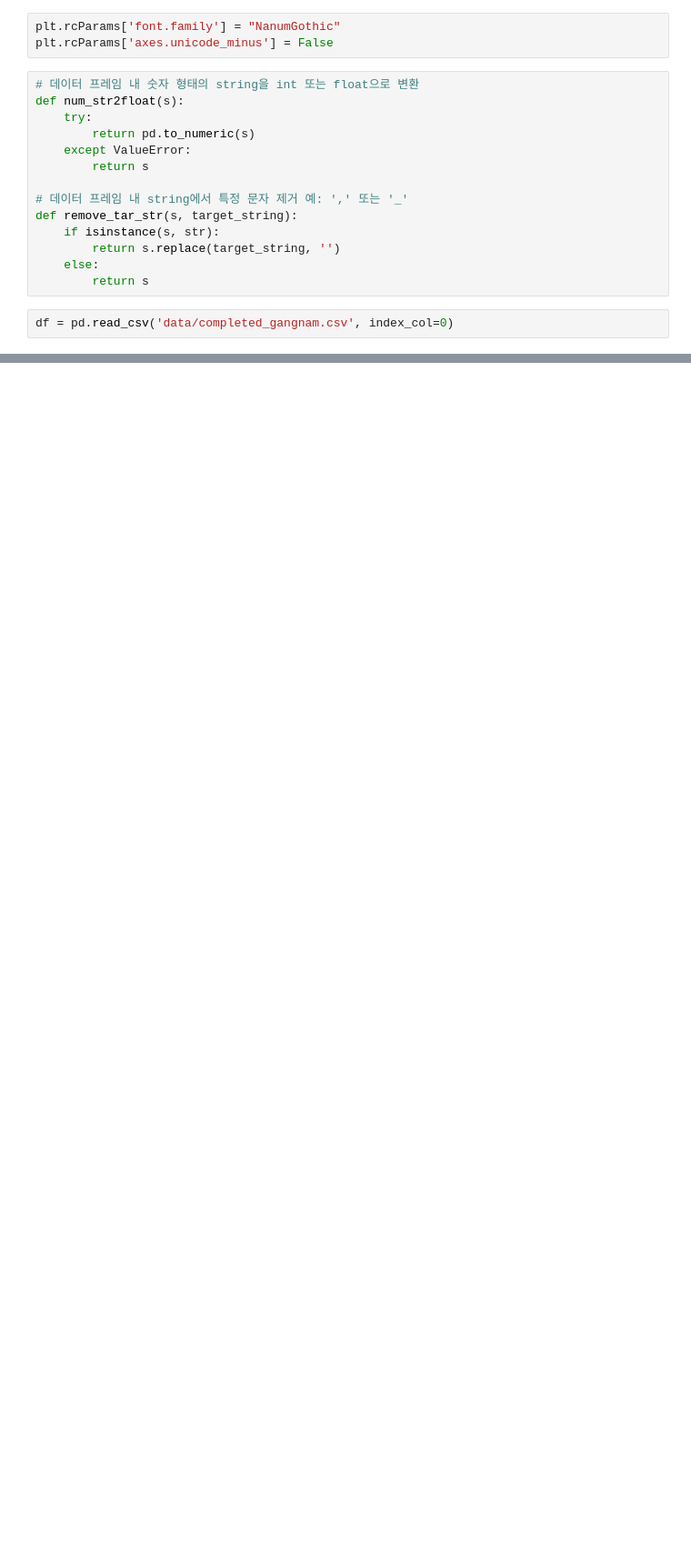
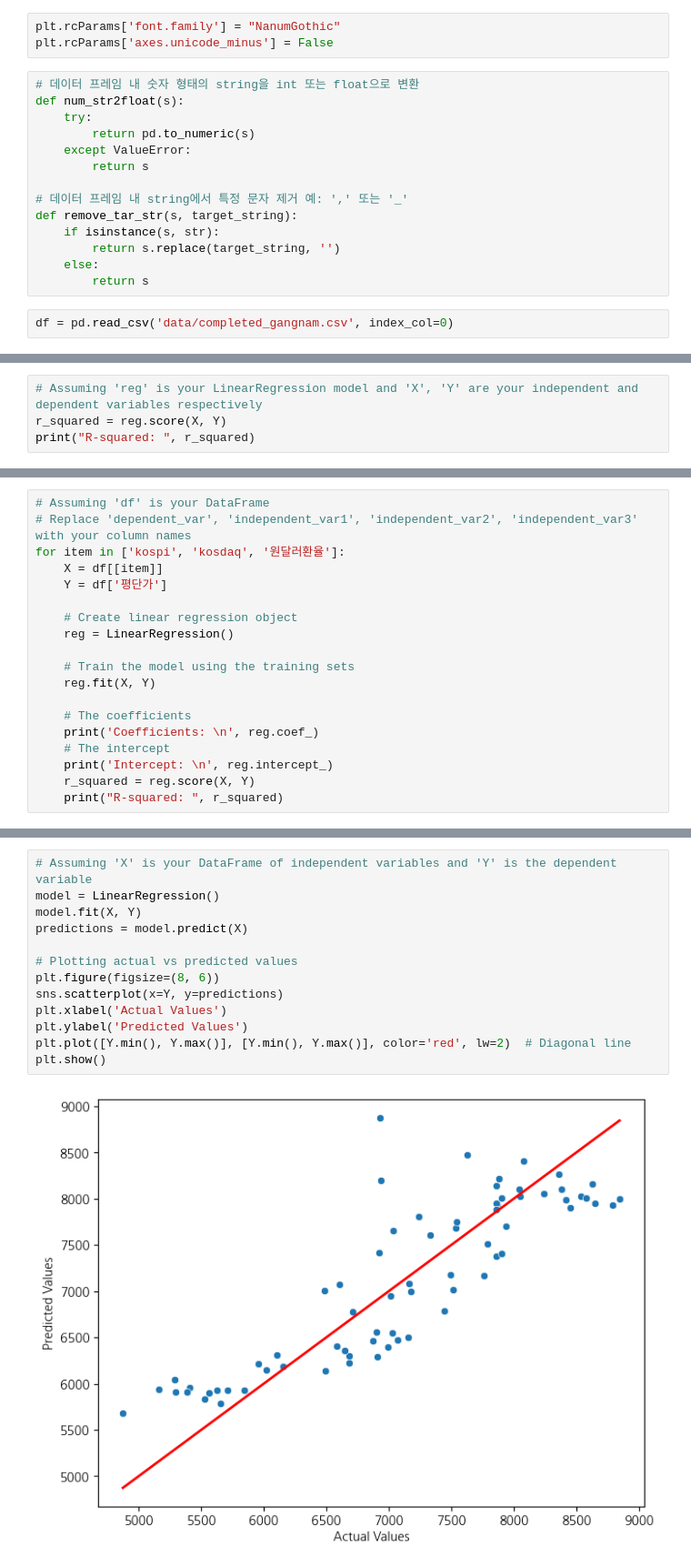
Before and after one commit to Elderman-91/green_team_project_1, a Jupyter notebook: mj3.ipynb, the cells around one changed output, grey strips where cells are left out. Shown: that part at 91% size. Cells and saved outputs as stored; diff of their text form; blank space fills up the shorter version.

```diff
--- a/mj3.ipynb
+++ b/mj3.ipynb
@@ -30,0 +53,4 @@ df.to_csv('data/completed_gangnam.csv')
+# %%
+# Assuming 'reg' is your LinearRegression model and 'X', 'Y' are your independent and dependent variables respectively
+r_squared = reg.score(X, Y)
+print("R-squared: ", r_squared)
@@ -30,0 +59,19 @@ df.to_csv('data/completed_gangnam.csv')
+# %%
+# Assuming 'df' is your DataFrame
+# Replace 'dependent_var', 'independent_var1', 'independent_var2', 'independent_var3' with your column names
+for item in ['kospi', 'kosdaq', '원달러환율']:
+    X = df[[item]]
+    Y = df['평단가']
+
+    # Create linear regression object
+    reg = LinearRegression()
+
+    # Train the model using the training sets
+    reg.fit(X, Y)
+
+    # The coefficients
+    print('Coefficients: \n', reg.coef_)
+    # The intercept
+    print('Intercept: \n', reg.intercept_)
+    r_squared = reg.score(X, Y)
+    print("R-squared: ", r_squared)
@@ -30,0 +105,15 @@ df.to_csv('data/completed_gangnam.csv')
+# %%
+# Assuming 'X' is your DataFrame of independent variables and 'Y' is the dependent variable
+model = LinearRegression()
+model.fit(X, Y)
+predictions = model.predict(X)
+
+# Plotting actual vs predicted values
+plt.figure(figsize=(8, 6))
+sns.scatterplot(x=Y, y=predictions)
+plt.xlabel('Actual Values')
+plt.ylabel('Predicted Values')
+plt.plot([Y.min(), Y.max()], [Y.min(), Y.max()], color='red', lw=2)  # Diagonal line
+plt.show()
+# %% [output]
+[figure, added]
```
Also changed, not shown: parts of 9 cells of this notebook.
